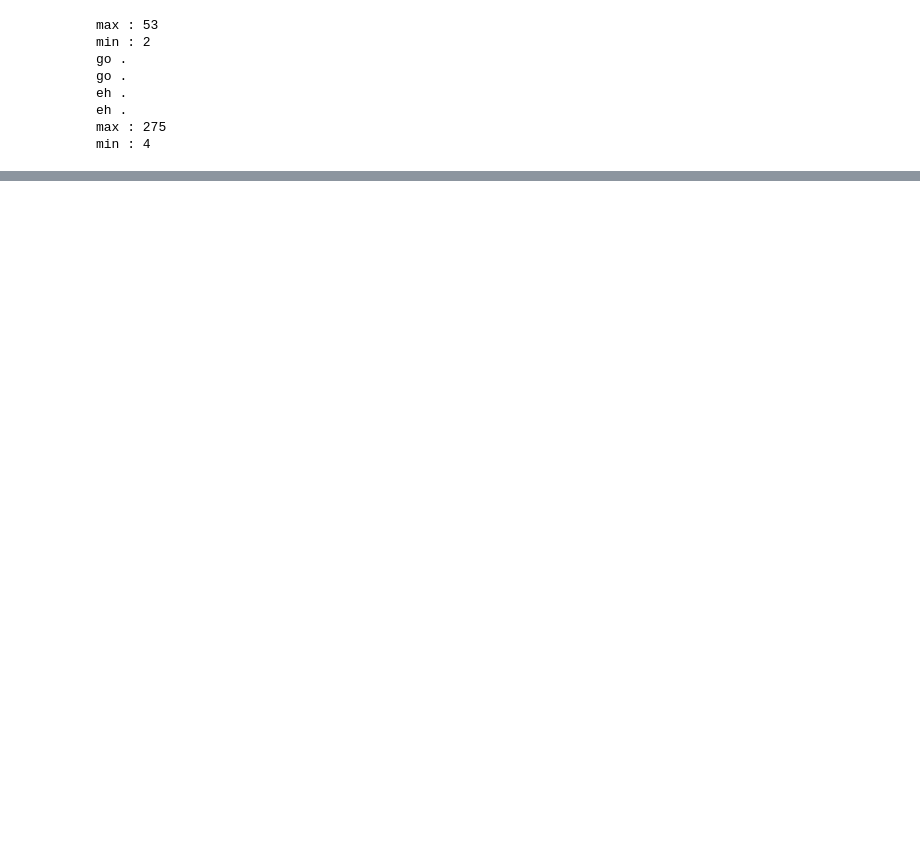
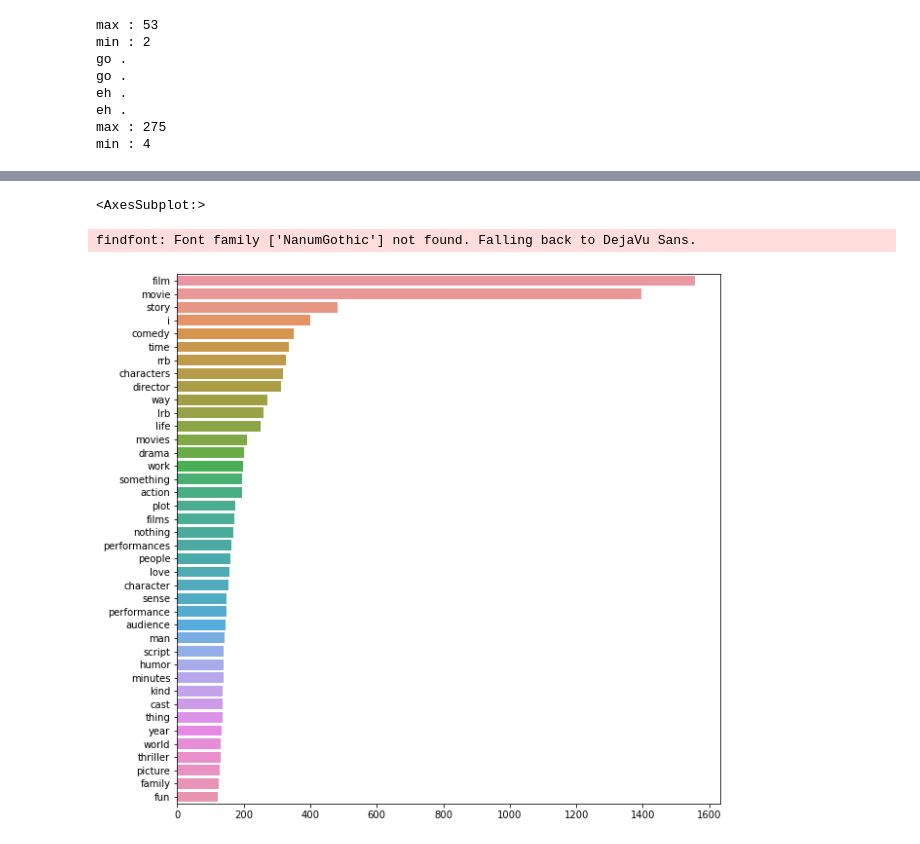
Before and after one commit to nowhyun/DL_PROJ_2021, a Jupyter notebook: data_analysis.ipynb, the cells around one changed output, grey strips where cells are left out. Cells and saved outputs as stored; diff of their text form; code cells hidden in the pictures; blank space fills up the shorter version.

```diff
--- a/data_analysis.ipynb
+++ b/data_analysis.ipynb
@@ -55,3 +69,15 @@ eh .
 eh .
 max : 275
 min : 4
+# %%
+delimiter = [" ?", " !", " ."]
+sentence_cnt = []
+for sent in sents:
+    cleaned_s = clean_str(sent)
+    cnt = sum(cleaned_s.count(deli) for deli in delimiter)
+    sentence_cnt.append(cnt)
+    # if cnt ==0:
+        # print(sent)
+        # print(cleaned_s)
+print("max : {}".format(max(sentence_cnt)))
+print("min : {}".format(min(sentence_cnt)))
@@ -57,0 +133,24 @@ min : 4
+# %%
+# 명사별 개수
+# 명사 추출 > 전체 코퍼스로 구축 > 개수 세기 > 시각화
+sent_ls = cleaned_df['Sentence'].to_list()
+
+is_noun = lambda pos: pos[:2] == 'NN'
+# do the nlp stuff
+tokenizer = Tokenizer("nltk")
+nouns = [word for sent in sent_ls for (word, pos) in nltk.pos_tag(tokenizer(sent)) if is_noun(pos)]
+
+count = collections.Counter(nouns)
+most = count.most_common() #빈도 수 순으로 추출
+
+x, y= [], []
+for word,count in most[:40]:
+    x.append(word)
+    y.append(count)
+
+plt.figure(figsize=(10,10))
+sns.barplot(x=y,y=x)
+# %% [output]
+<AxesSubplot:>
+findfont: Font family ['NanumGothic'] not found. Falling back to DejaVu Sans.
+[figure, added]
```
Also changed, not shown: parts of 8 cells of this notebook.
